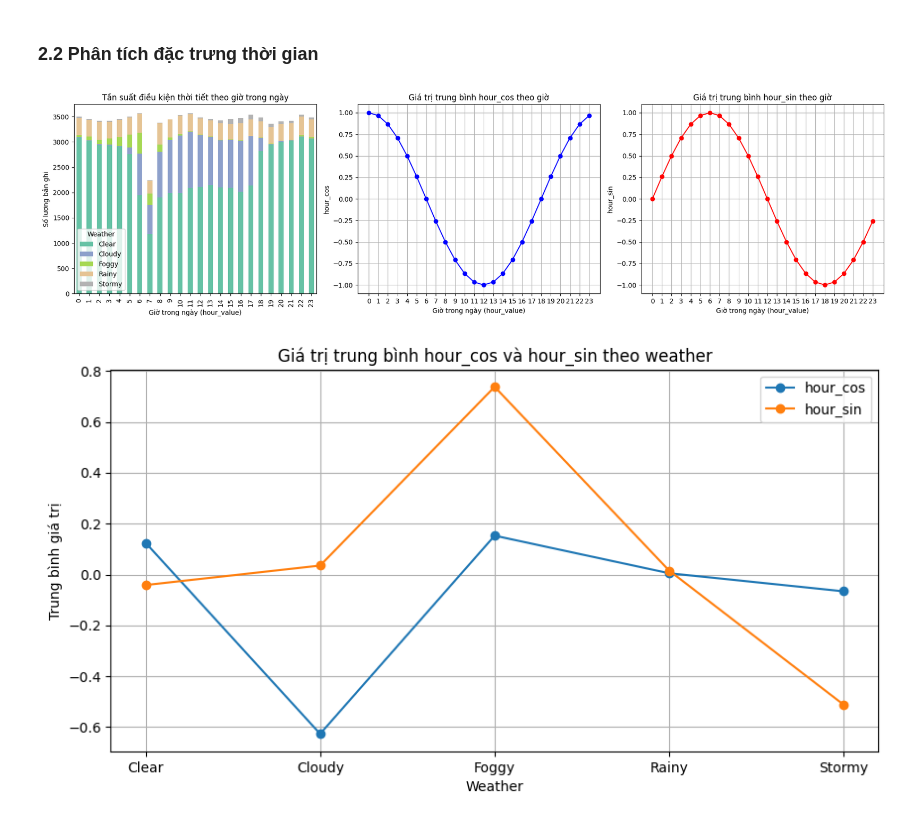
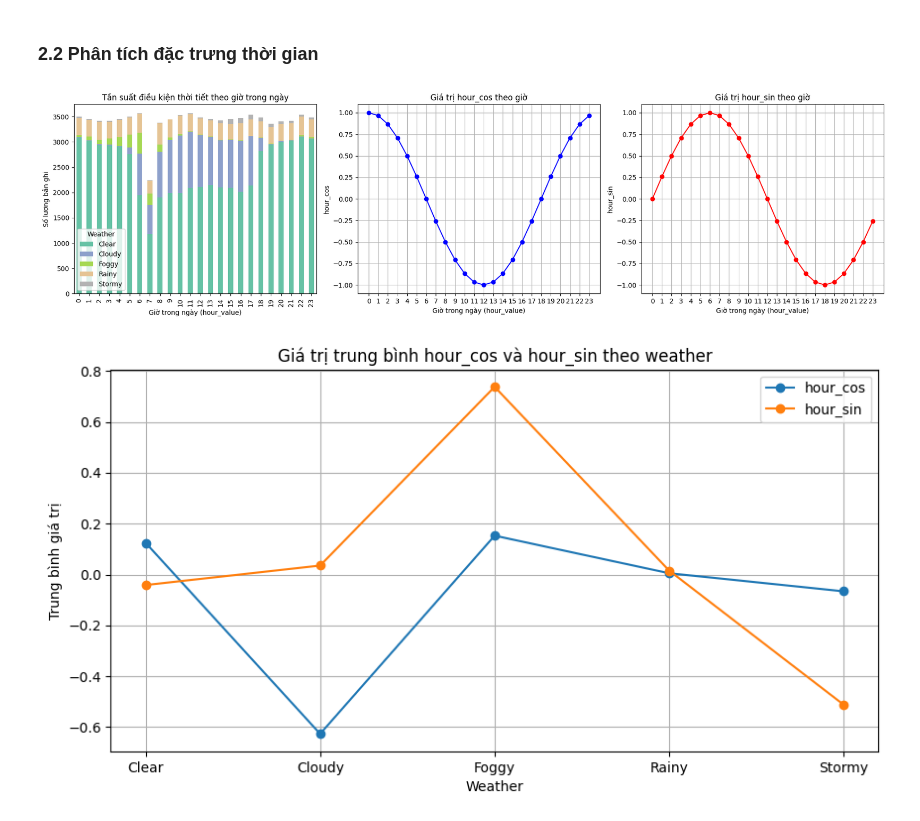
Before and after one commit to WinG-282k4/Weather-forecast, a Jupyter notebook: analyze_data_weather_v2.ipynb, the cells around one changed output. Saved outputs shown, nothing was run; the diff lists cells and outputs as text; code cells hidden in the pictures.

```diff
--- a/analyze_data_weather_v2.ipynb
+++ b/analyze_data_weather_v2.ipynb
@@ -316,36 +316,36 @@ plt.figure(figsize=(18, 5))
 # 1. Biểu đồ cột xếp chồng tần suất weather theo hour_value
 plt.subplot(1, 3, 1)
 weather_by_hour.plot(kind='bar', stacked=True, colormap='Set2', ax=plt.gca())
 plt.title('Tần suất điều kiện thời tiết theo giờ trong ngày')
 plt.xlabel('Giờ trong ngày (hour_value)')
 plt.ylabel('Số lượng bản ghi')
 plt.legend(title='Weather')
 plt.grid(False)
 
 # 2. Biểu đồ trung bình hour_cos theo hour_value
 plt.subplot(1, 3, 2)
 mean_hour_cos = df.groupby('hour_value')['hour_cos'].mean()
 plt.plot(mean_hour_cos.index, mean_hour_cos.values, marker='o', color='blue')
-plt.title('Giá trị trung bình hour_cos theo giờ')
+plt.title('Giá trị hour_cos theo giờ')
 plt.xlabel('Giờ trong ngày (hour_value)')
 plt.ylabel('hour_cos')
 plt.xticks(mean_hour_cos.index)
 plt.grid(True)
 
 # 3. Biểu đồ trung bình hour_sin theo hour_value
 plt.subplot(1, 3, 3)
 mean_hour_sin = df.groupby('hour_value')['hour_sin'].mean()
 plt.plot(mean_hour_sin.index, mean_hour_sin.values, marker='o', color='red')
-plt.title('Giá trị trung bình hour_sin theo giờ')
+plt.title('Giá trị hour_sin theo giờ')
 plt.xlabel('Giờ trong ngày (hour_value)')
 plt.ylabel('hour_sin')
 plt.xticks(mean_hour_sin.index)
 plt.grid(True)
 
 plt.tight_layout()
 plt.show()
 # %% [output]
-[figure, old version]
+[figure, new version]
 # %%
 # Tính trung bình cos, sin theo weather
 mean_cos = df.groupby('weather')['hour_cos'].mean()
```
Also changed, not shown: parts of 1 cell of this notebook, 1 other file.
